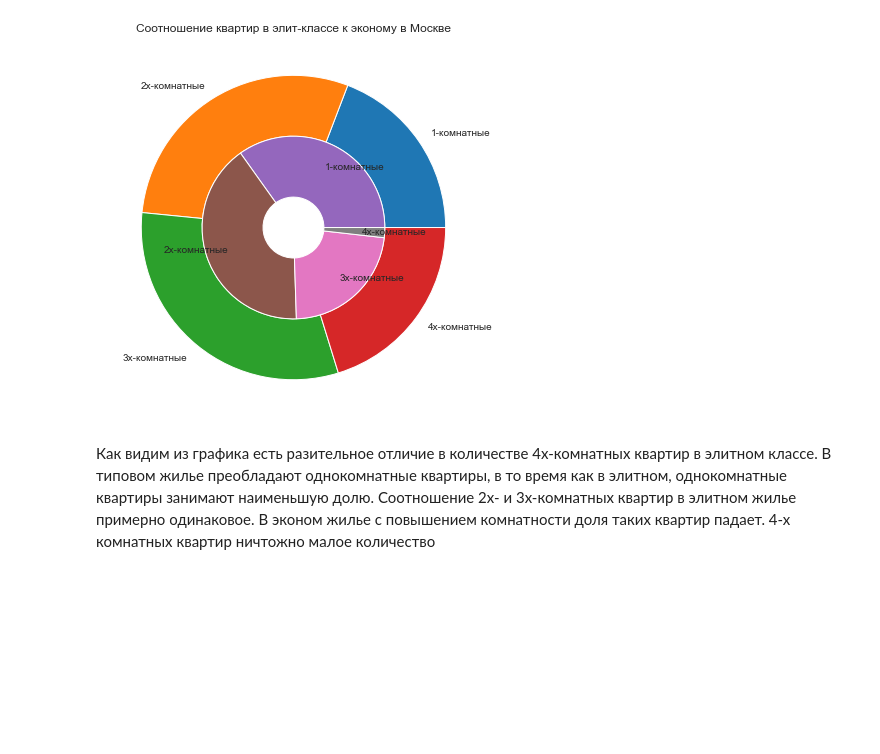
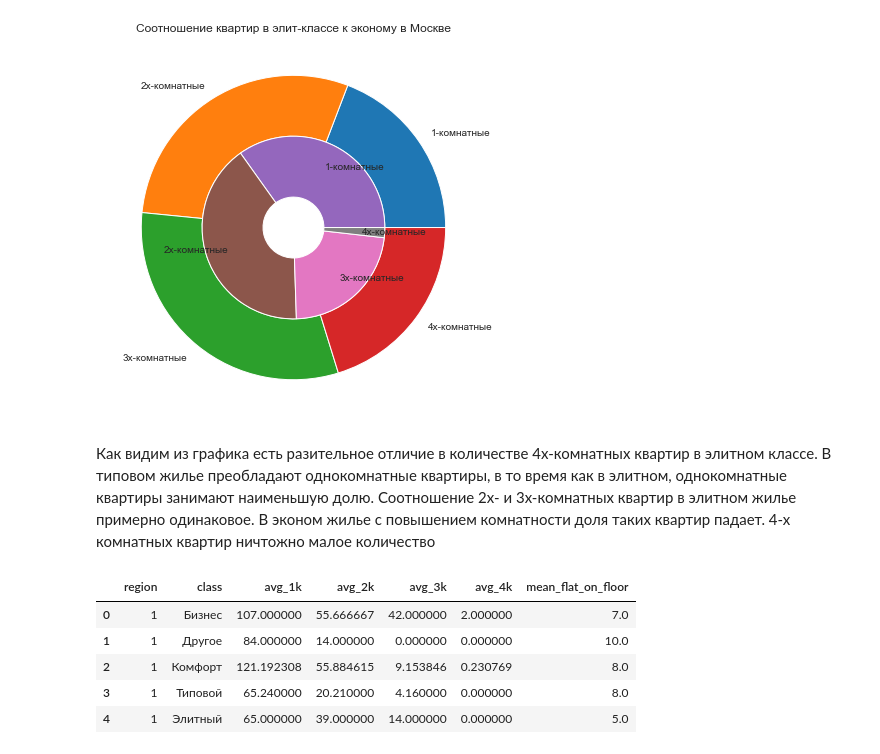
Before and after one commit to Dmilis/DS_student, a Jupyter notebook: Homework2.ipynb, the cells around one changed output. Drawn from its saved outputs; the diff is of its cells as text; code cells hidden in the pictures; blank space fills up the shorter version.

```diff
--- a/Homework2.ipynb
+++ b/Homework2.ipynb
@@ -420,3 +422,29 @@ plt.show()
 В типовом жилье преобладают однокомнатные квартиры, в то время как в элитном, однокомнатные квартиры занимают наименьшую долю.
 Соотношение 2х- и 3х-комнатных квартир в элитном жилье примерно одинаковое.
 В эконом жилье с повышением комнатности доля таких квартир падает. 4-х комнатных квартир ничтожно малое количество
+# %%
+"""
+Сгруппируем значения по региону и классу
+"""
+class_and_region = class_and_flats.groupby(['region', 'class']).agg({'total_1k' : 'mean',
+                                                  'total_2k' : 'mean',
+                                                  'total_3k' : 'mean',
+                                                  'total_4k' : 'mean',
+                                                  'avg_flat_on_floor' : 'mean'
+                                                  })\
+                    .rename(columns={'total_1k' : 'avg_1k',
+                                     'total_2k' : 'avg_2k',
+                                     'total_3k' : 'avg_3k',
+                                     'total_4k' : 'avg_4k',
+                                     'avg_flat_on_floor' : 'mean_flat_on_floor'
+                                     })
+class_and_region.mean_flat_on_floor = class_and_region.mean_flat_on_floor.round()
+class_and_region = class_and_region.reset_index()
+class_and_region.head()
+# %% [output]
+|  | region | class | avg_1k | avg_2k | avg_3k | avg_4k | mean_flat_on_floor |
+| 0 | 1 | Бизнес | 107.000000 | 55.666667 | 42.000000 | 2.000000 | 7.0 |
+| 1 | 1 | Другое | 84.000000 | 14.000000 | 0.000000 | 0.000000 | 10.0 |
+| 2 | 1 | Комфорт | 121.192308 | 55.884615 | 9.153846 | 0.230769 | 8.0 |
+| 3 | 1 | Типовой | 65.240000 | 20.210000 | 4.160000 | 0.000000 | 8.0 |
+| 4 | 1 | Элитный | 65.000000 | 39.000000 | 14.000000 | 0.000000 | 5.0 |
```
Also changed, not shown: parts of 10 cells of this notebook, 34 other files.
